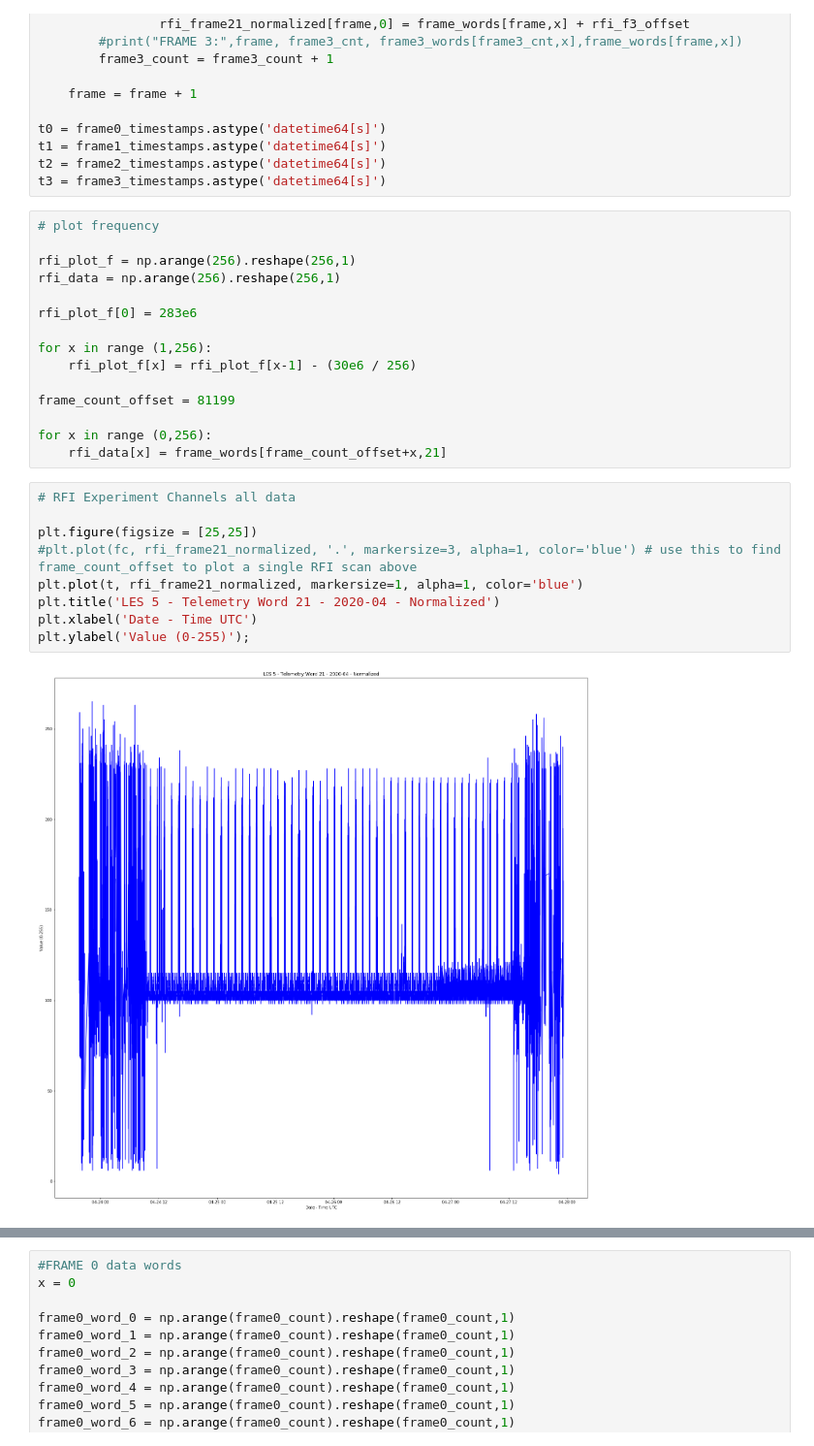
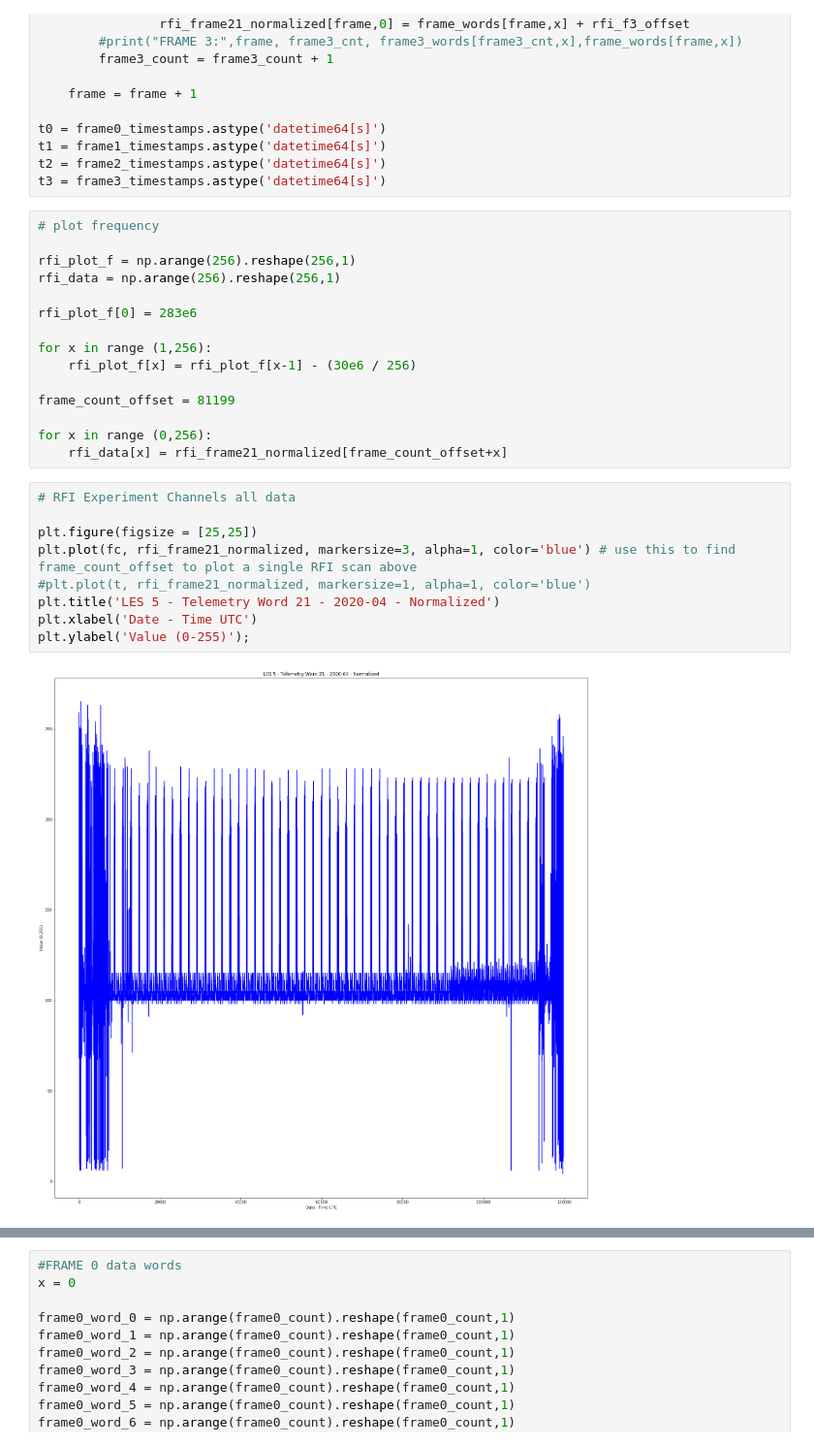
Before and after one commit to ScottTilley/Jupyter-notebooks, a Jupyter notebook: LES5/LES5_RFI_Study_pass3.ipynb, the cells around one changed output, grey strips where cells are left out. Shown at 97% size. Cells and saved outputs as stored; diff of their text form.

```diff
--- a/LES5/LES5_RFI_Study_pass3.ipynb
+++ b/LES5/LES5_RFI_Study_pass3.ipynb
@@ -145,18 +145,18 @@ for x in range (1,256):
 frame_count_offset = 81199
 
 for x in range (0,256):
-    rfi_data[x] = frame_words[frame_count_offset+x,21]
+    rfi_data[x] = rfi_frame21_normalized[frame_count_offset+x]
 # %%
 # RFI Experiment Channels all data
 
 plt.figure(figsize = [25,25])
-#plt.plot(fc, rfi_frame21_normalized, '.', markersize=3, alpha=1, color='blue') # use this to find frame_count_offset to plot a single RFI scan above
-plt.plot(t, rfi_frame21_normalized, markersize=1, alpha=1, color='blue')
+plt.plot(fc, rfi_frame21_normalized, markersize=3, alpha=1, color='blue') # use this to find frame_count_offset to plot a single RFI scan above
+#plt.plot(t, rfi_frame21_normalized, markersize=1, alpha=1, color='blue')
 plt.title('LES 5 - Telemetry Word 21 - 2020-04 - Normalized')
 plt.xlabel('Date - Time UTC')
 plt.ylabel('Value (0-255)');
 # %% [output]
-[figure, old version]
+[figure, new version]
 # %%
 # Plot single RFI Scan
 plt.figure(figsize = [25,25])
```
Also changed, not shown: parts of 1 cell of this notebook.
